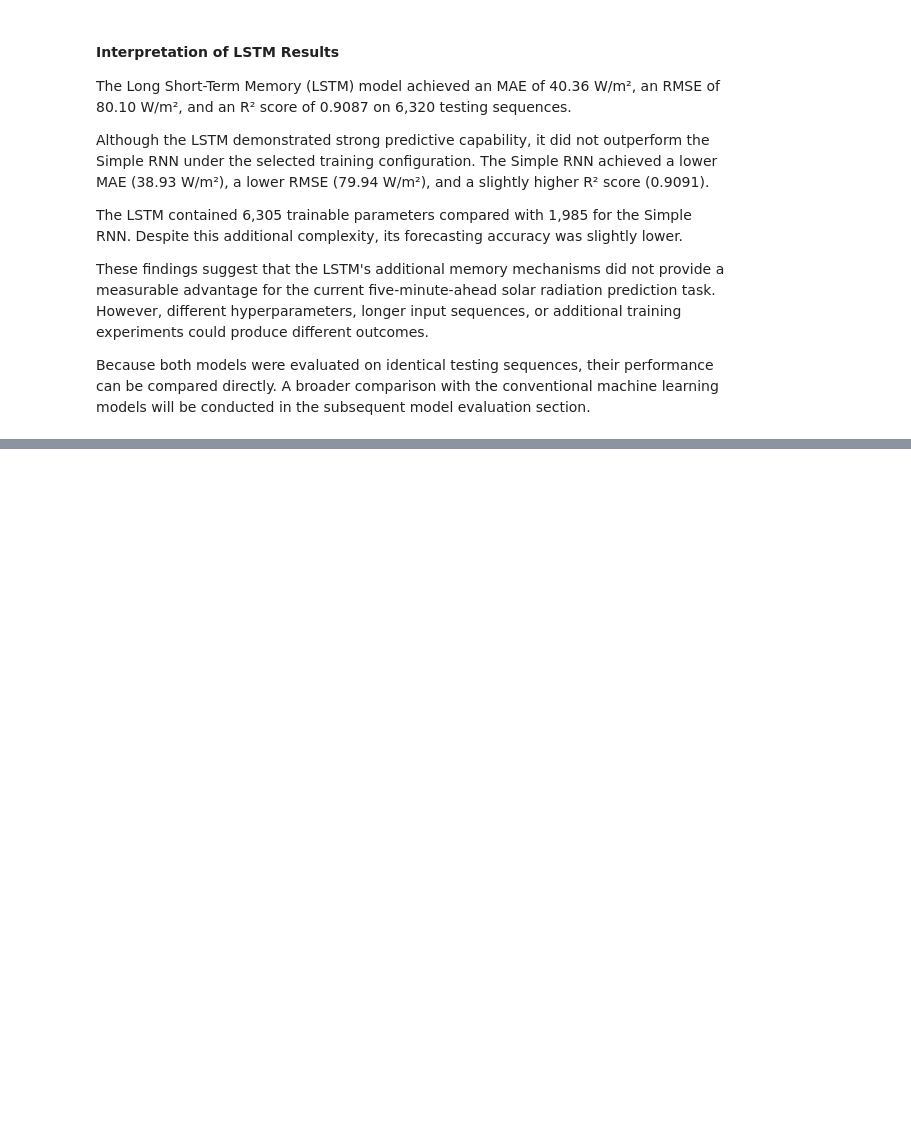
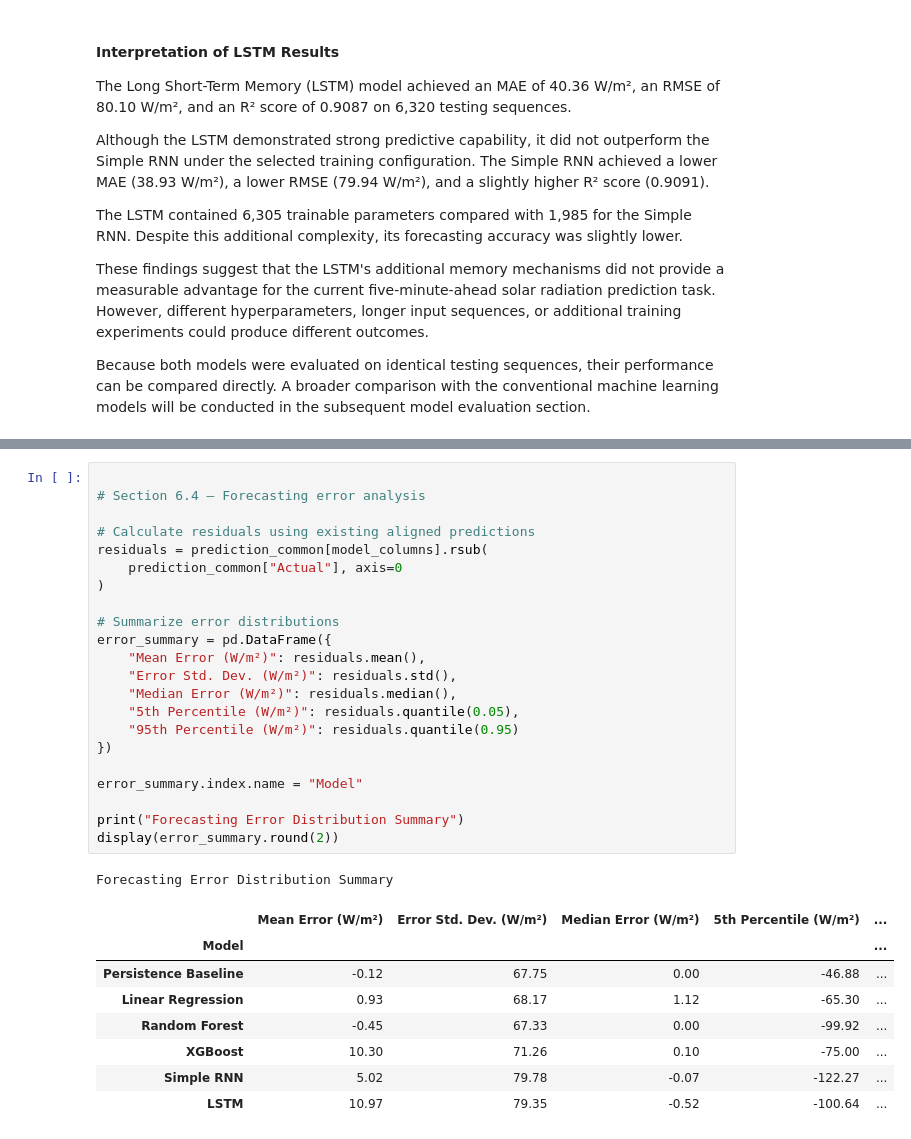
Before and after one commit to damisar/Solar-Radiation-Prediction, a Jupyter notebook: notebook/Solar_Radiation_Analysis.ipynb, the cells around one changed output, grey strips where cells are left out. Saved outputs shown, nothing was run; the diff lists cells and outputs as text; blank space fills up the shorter version.

```diff
--- a/notebook/Solar_Radiation_Analysis.ipynb
+++ b/notebook/Solar_Radiation_Analysis.ipynb
@@ -2028,0 +2382,32 @@ Because both models were evaluated on identical testing sequences, their perform
+# %%
+
+# Section 6.4 — Forecasting error analysis
+
+# Calculate residuals using existing aligned predictions
+residuals = prediction_common[model_columns].rsub(
+    prediction_common["Actual"], axis=0
+)
+
+# Summarize error distributions
+error_summary = pd.DataFrame({
+    "Mean Error (W/m²)": residuals.mean(),
+    "Error Std. Dev. (W/m²)": residuals.std(),
+    "Median Error (W/m²)": residuals.median(),
+    "5th Percentile (W/m²)": residuals.quantile(0.05),
+    "95th Percentile (W/m²)": residuals.quantile(0.95)
+})
+
+error_summary.index.name = "Model"
+
+print("Forecasting Error Distribution Summary")
+display(error_summary.round(2))
+# %% [output]
+Forecasting Error Distribution Summary
+|  | Mean Error (W/m²) | Error Std. Dev. (W/m²) | Median Error (W/m²) | 5th Percentile (W/m²) | ... |
+| Model |  |  |  |  | ... |
+| Persistence Baseline | -0.12 | 67.75 | 0.00 | -46.88 | ... |
+| Linear Regression | 0.93 | 68.17 | 1.12 | -65.30 | ... |
+| Random Forest | -0.45 | 67.33 | 0.00 | -99.92 | ... |
+| XGBoost | 10.30 | 71.26 | 0.10 | -75.00 | ... |
+| Simple RNN | 5.02 | 79.78 | -0.07 | -122.27 | ... |
+| LSTM | 10.97 | 79.35 | -0.52 | -100.64 | ... |
```
Also changed, not shown: parts of 18 cells of this notebook, 1 other file.
